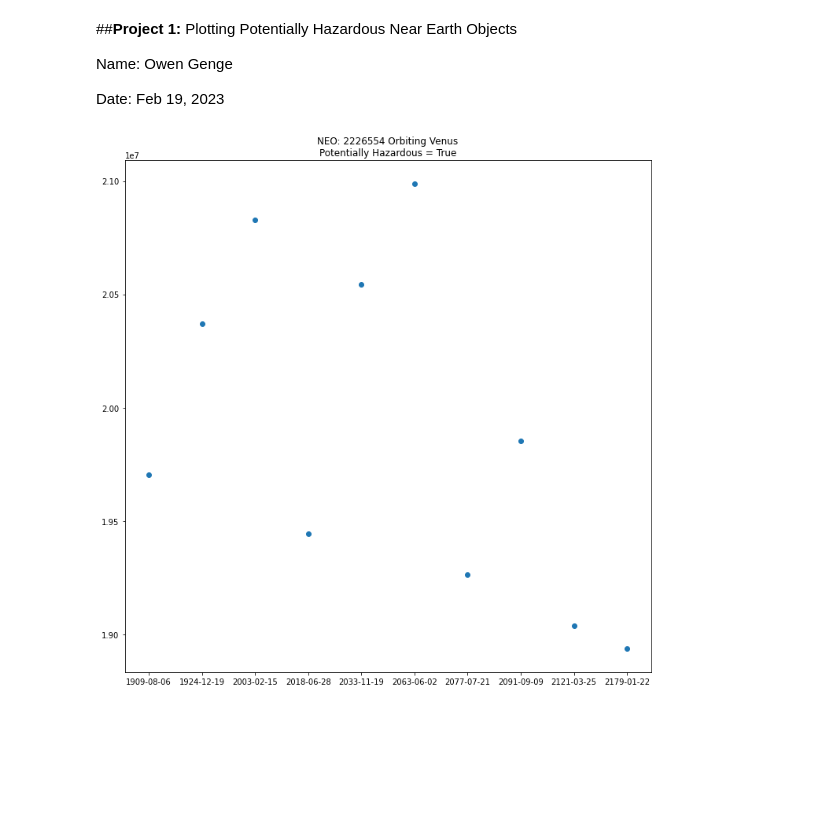
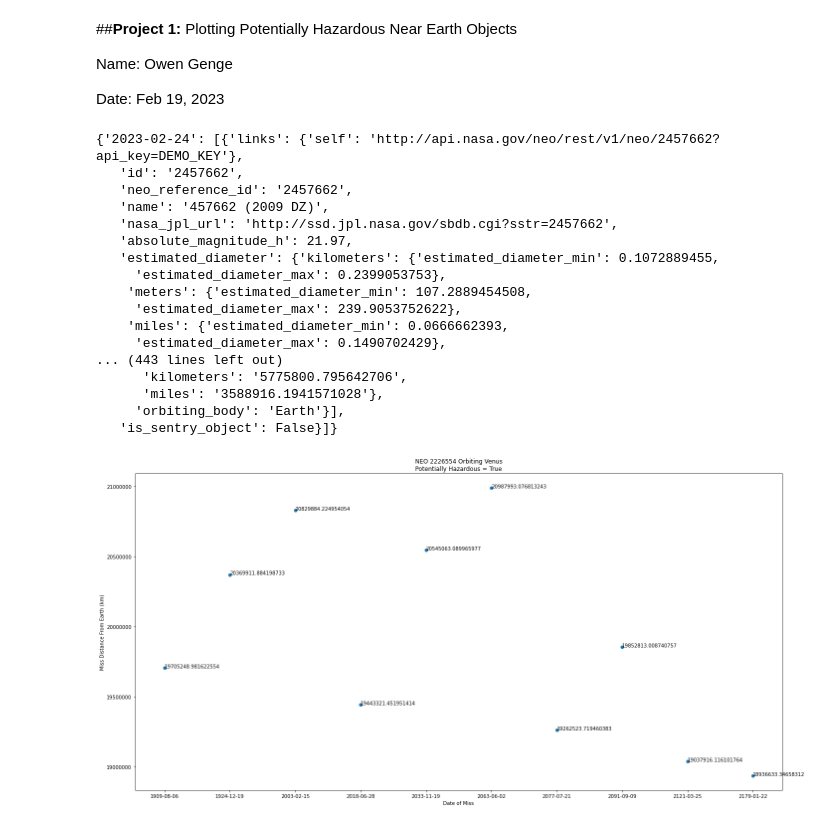
Before and after one commit to owengenge/cap-comp215, a Jupyter notebook: Project_1_Plotting_NEO's.ipynb, the cells around one changed output. Drawn from its saved outputs; the diff is of its cells as text; code cells hidden in the pictures; blank space fills up the shorter version.

```diff
--- a/Project_1_Plotting_NEO's.ipynb
+++ b/Project_1_Plotting_NEO's.ipynb
@@ -11,35 +11,67 @@ import datetime, json, requests
 from pprint import pprint
 from dataclasses import dataclass
 import matplotlib.pyplot as plt
+# %%
+API_KEY = 'DEMO_KEY'
+url = f'https://api.nasa.gov/neo/rest/v1/feed?start_date=2023-02-23&end_date={today}&api_key={API_KEY}'
+response = requests.request("GET", url, headers={}, data={})
+data = json.loads(response.text)  # recall json.loads for lab 1
+
+
+neos = data['near_earth_objects']
+neos
+# %% [output]
+{'2023-02-24': [{'links': {'self': 'http://api.nasa.gov/neo/rest/v1/neo/2457662?api_key=DEMO_KEY'},
+   'id': '2457662',
+   'neo_reference_id': '2457662',
+   'name': '457662 (2009 DZ)',
+   'nasa_jpl_url': 'http://ssd.jpl.nasa.gov/sbdb.cgi?sstr=2457662',
+   'absolute_magnitude_h': 21.97,
+   'estimated_diameter': {'kilometers': {'estimated_diameter_min': 0.1072889455,
+     'estimated_diameter_max': 0.2399053753},
+    'meters': {'estimated_diameter_min': 107.2889454508,
+     'estimated_diameter_max': 239.9053752622},
+    'miles': {'estimated_diameter_min': 0.0666662393,
+     'estimated_diameter_max': 0.1490702429},
+... (443 lines left out)
+      'kilometers': '5775800.795642706',
+      'miles': '3588916.1941571028'},
+     'orbiting_body': 'Earth'}],
+   'is_sentry_object': False}]}
 # %%
 def ast_miss_data(orbiting_body, start_date, end_date, potentially_hazardous, id):
   ''' Displays a scatter plot of a NEO's distance from earth in a given time series. '''
 
   API_KEY = 'BQuTOmvJ8rJthGRwxNG8a02iQmcoaXEMxQ0rviXq'
   url = f'https://api.nasa.gov/neo/rest/v1/neo/{id}/?start_date={str(start_date)}&end_date={str(end_date)}&api_key={API_KEY}'
   response = requests.request("GET", url, headers={}, data={})
   data = json.loads(response.text)
 
   approach_data = data['close_approach_data']
 
   if data['is_potentially_hazardous_asteroid'] is potentially_hazardous:
     miss_distnaces = [float(item['miss_distance']['kilometers'])
                     for item in approach_data if item['orbiting_body'] == str(orbiting_body)]
     approach_dates = [item['close_approach_date']
                     for item in approach_data if item['orbiting_body'] == str(orbiting_body)]
 
-    #plt.rcParams["figure.autolayout"] = True
-    plt.rcParams["figure.figsize"] = (len(approach_dates), len(miss_distnaces))
-    plt.title(f'NEO: {id} Orbiting {orbiting_body}\nPotentially Hazardous = {potentially_hazardous}')
+    plt.rcParams["figure.figsize"] = (len(approach_dates)*2, len(miss_distnaces))
+    plt.title(f'NEO {id} Orbiting {orbiting_body}\nPotentially Hazardous = {potentially_hazardous}')
+    plt.ylabel('Miss Distance From Earth (km)')
+    plt.xlabel('Date of Miss')
+    plt.ticklabel_format(style='plain')
+
     plt.scatter(approach_dates, miss_distnaces)
+    for i, txt in enumerate(miss_distnaces):
+      plt.annotate(txt, (approach_dates[i], miss_distnaces[i]))
 
     plt.show
 
   else:
-    print(f'Cannot find data on NEO: {id} potentially hazardous = {potentially_hazardous}')
+    print(f'Cannot find data on NEO {id} with these parameters')
 
 today = str(datetime.date.today())
 
 ast_miss_data(orbiting_body='Venus', start_date='1920-01-01', end_date=today, potentially_hazardous=True, id='2226554')
 # %% [output]
-[figure, old version]
+[figure, new version]
```
